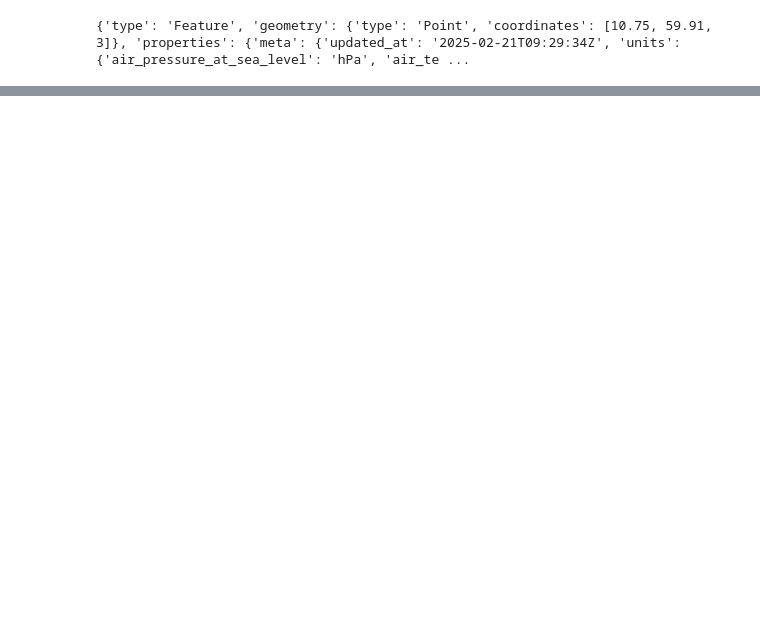
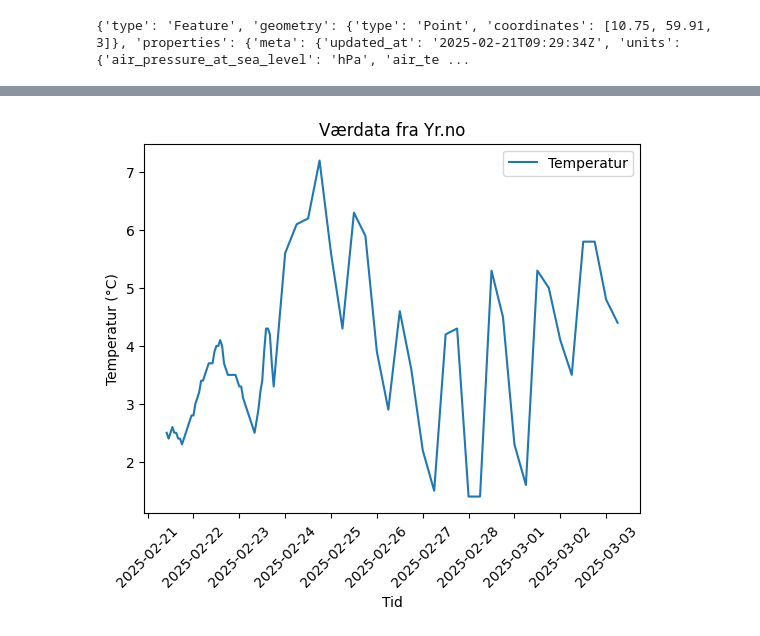
Before and after one commit to nhstorbe/Prosjekt-Anvendt-, a Jupyter notebook: Mappe 1/oslo.ipynb, the cells around one changed output, grey strips where cells are left out. Cells and saved outputs as stored; diff of their text form; code cells hidden in the pictures; blank space fills up the shorter version.

```diff
--- a/Mappe 1/oslo.ipynb
+++ b/Mappe 1/oslo.ipynb
@@ -15,3 +15,17 @@ else:
     print(f"Feil! Statuskode: {response.status_code}")
 # %% [output]
 {'type': 'Feature', 'geometry': {'type': 'Point', 'coordinates': [10.75, 59.91, 3]}, 'properties': {'meta': {'updated_at': '2025-02-21T09:29:34Z', 'units': {'air_pressure_at_sea_level': 'hPa', 'air_te ...
+# %%
+import pandas as pd
+
+# Eksempel: hente temperaturdata
+timeseries = weather_data["properties"]["timeseries"]
+
+# Lage en liste med dato og temperatur
+weather_list = [
+    {"time": entry["time"], "temperature": entry["data"]["instant"]["details"]["air_temperature"]}
+    for entry in timeseries
+]
+
+df = pd.DataFrame(weather_list)  # Konvertere til DataFrame
+print(df.head())  # Se de første radene
@@ -17,0 +39,13 @@ else:
+# %%
+import matplotlib.pyplot as plt
+
+df["time"] = pd.to_datetime(df["time"])  # Konverterer til datetime-format
+plt.plot(df["time"], df["temperature"], label="Temperatur")
+plt.xlabel("Tid")
+plt.ylabel("Temperatur (°C)")
+plt.title("Værdata fra Yr.no")
+plt.legend()
+plt.xticks(rotation=45)
+plt.show()
+# %% [output]
+[figure, added]
```
Also changed, not shown: parts of 1 cell of this notebook.
